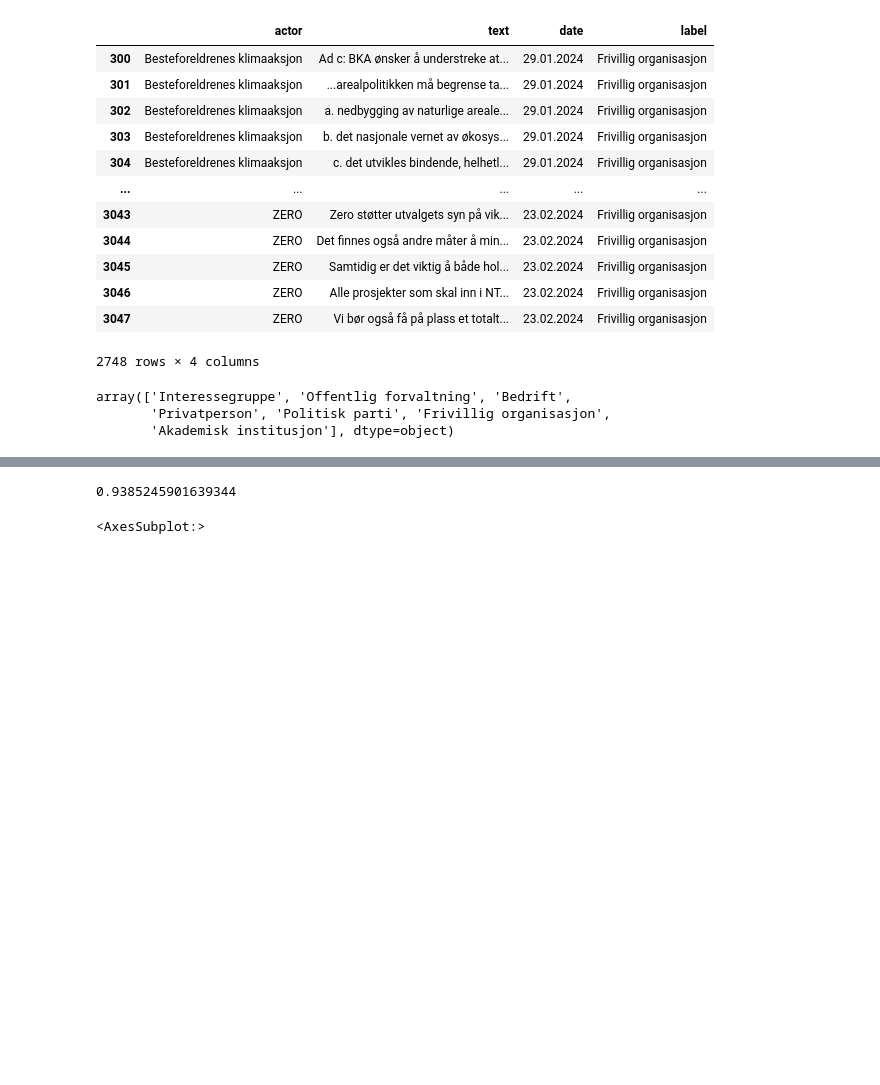
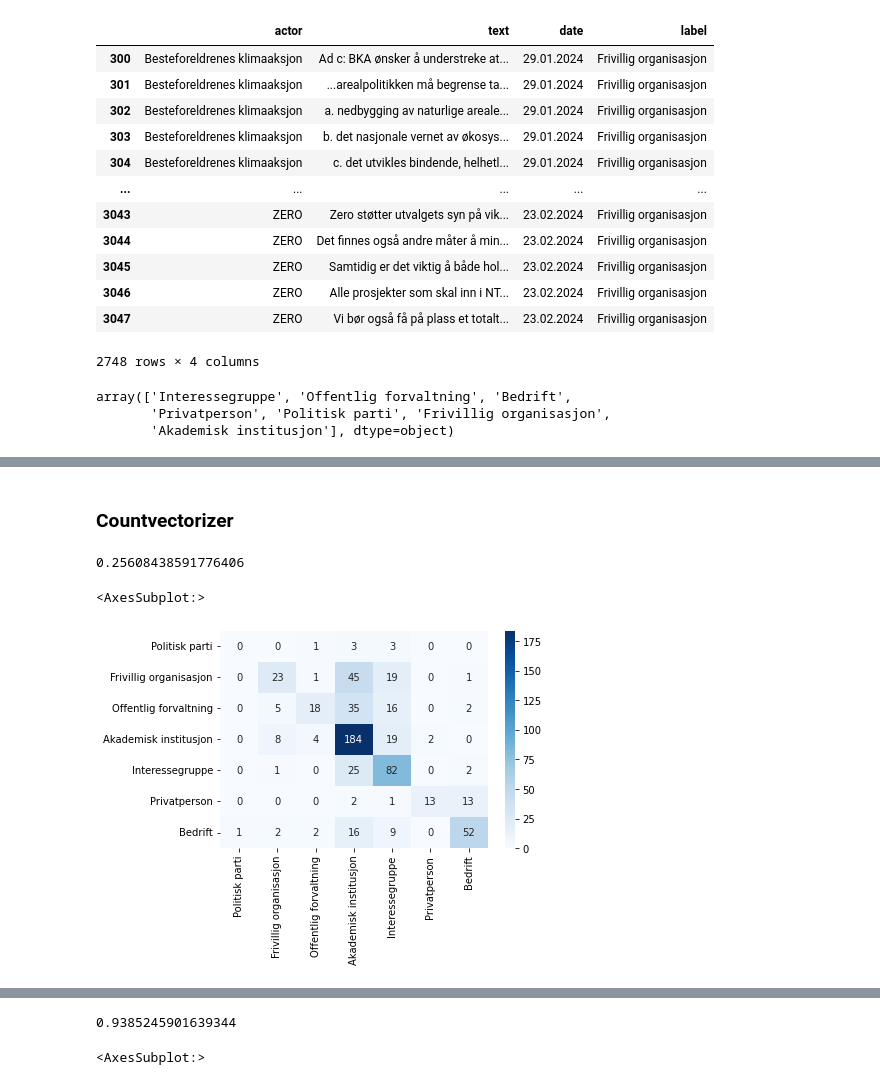
Before and after one commit to henriklarsen28/ArgumentMiningNOUs, a Jupyter notebook: src/notebooks/naive_bayes_classifier.ipynb, the cells around one changed output, grey strips where cells are left out. Cells and saved outputs as stored; diff of their text form; code cells hidden in the pictures; blank space fills up the shorter version.

```diff
--- a/src/notebooks/naive_bayes_classifier.ipynb
+++ b/src/notebooks/naive_bayes_classifier.ipynb
@@ -105,0 +86,49 @@ ValueError: `data` and `annot` must have same shape.
+# %% [markdown]
+### Countvectorizer
+# %%
+vector = CountVectorizer()
+
+X = vector.fit_transform(df["text"])
+y = df["label"].to_numpy()
+
+# Convert labels to numbers
+id2label = {i: label for i, label in enumerate(set(y))}
+label2id = {label: i for i, label in id2label.items()}
+
+y = np.array([label2id[label] for label in y])
+
+X_train, X_test, y_train, y_test = train_test_split(X, y, test_size=0.2, random_state=42)
+
+
+mnb = MultinomialNB()
+
+model = mnb.fit(X_train, y_train)
+
+y_pred = model.predict(X_test)
+y_pred = np.array(y_pred)
+y_pred = y_pred.reshape(-1, 1)
+print(accuracy(y_test, y_pred))
+
+# Convert ids to labels
+def ids_to_labels(y, id2label):
+
+    labels = [id2label[i] for i in np.array(y)]
+
+    return labels
+
+y_test = ids_to_labels(y_test, id2label)
+# Flatten list
+y_pred = y_pred.flatten()
+
+y_pred = ids_to_labels(y_pred, id2label)
+
+labels = list(id2label.values())
+
+# Confusion matrix
+conf_mat = confusion_matrix(y_test, y_pred)
+
+sns.heatmap(conf_mat, annot=True, fmt='', cmap='Blues', xticklabels=labels, yticklabels=labels)
+# %% [output]
+0.25608438591776406
+<AxesSubplot:>
+[figure, added]
```
Also changed, not shown: parts of 12 cells of this notebook.
